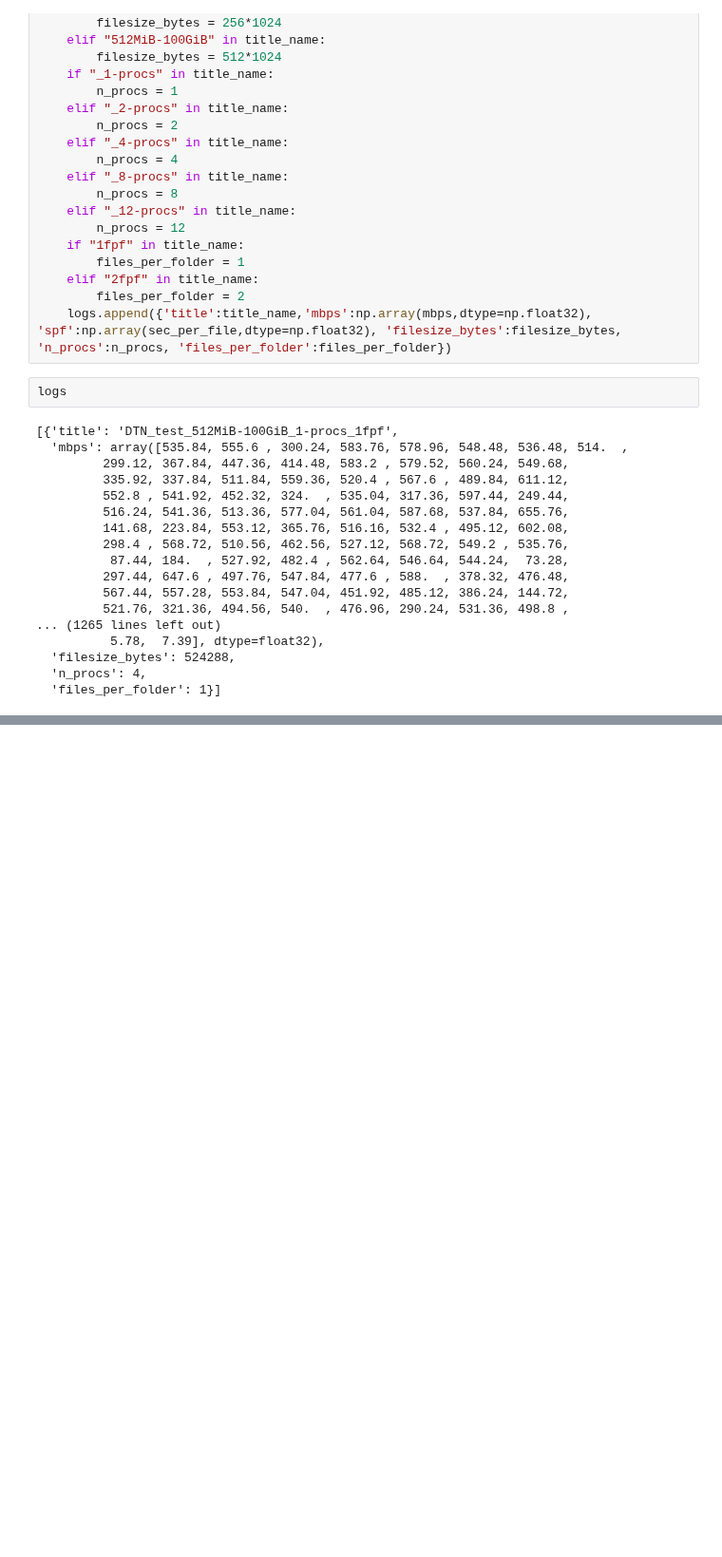
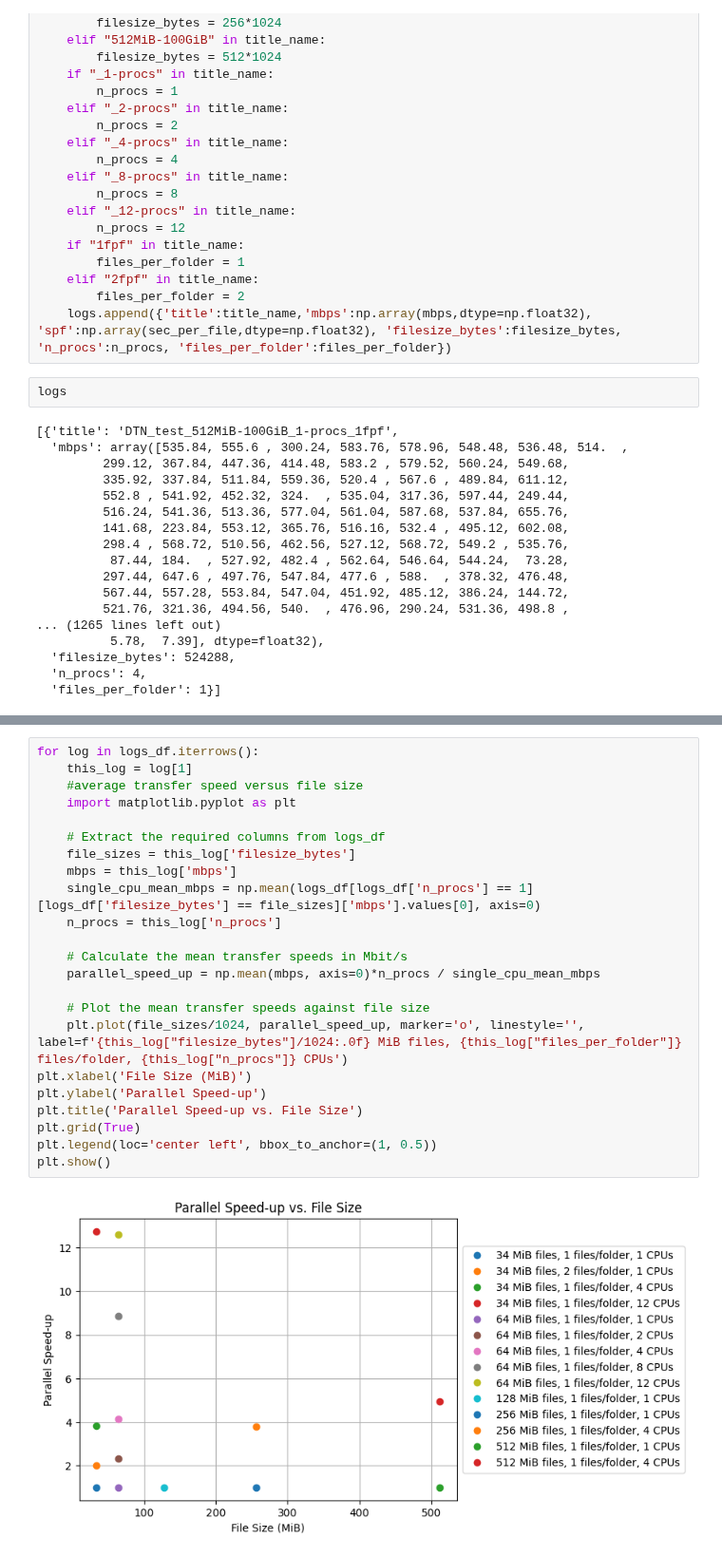
Before and after one commit to lsst-uk/csd3-echo-somerville, a Jupyter notebook: csd3-side/notebooks/transfer_speeds.ipynb, the cells around one changed output, grey strips where cells are left out. Shown at 95% size. Saved outputs shown, nothing was run; the diff lists cells and outputs as text; blank space fills up the shorter version.

```diff
--- a/csd3-side/notebooks/transfer_speeds.ipynb
+++ b/csd3-side/notebooks/transfer_speeds.ipynb
@@ -158,0 +211,25 @@ DTN_test_512MiB-100GiB_4-procs_1fpf
+# %%
+for log in logs_df.iterrows():
+    this_log = log[1]
+    #average transfer speed versus file size
+    import matplotlib.pyplot as plt
+
+    # Extract the required columns from logs_df
+    file_sizes = this_log['filesize_bytes']
+    mbps = this_log['mbps']
+    single_cpu_mean_mbps = np.mean(logs_df[logs_df['n_procs'] == 1][logs_df['filesize_bytes'] == file_sizes]['mbps'].values[0], axis=0)
+    n_procs = this_log['n_procs']
+
+    # Calculate the mean transfer speeds in Mbit/s
+    parallel_speed_up = np.mean(mbps, axis=0)*n_procs / single_cpu_mean_mbps
+
+    # Plot the mean transfer speeds against file size
+    plt.plot(file_sizes/1024, parallel_speed_up, marker='o', linestyle='', label=f'{this_log["filesize_bytes"]/1024:.0f} MiB files, {this_log["files_per_folder"]} files/folder, {this_log["n_procs"]} CPUs')
+plt.xlabel('File Size (MiB)')
+plt.ylabel('Parallel Speed-up')
+plt.title('Parallel Speed-up vs. File Size')
+plt.grid(True)
+plt.legend(loc='center left', bbox_to_anchor=(1, 0.5))
+plt.show()
+# %% [output]
+[figure, added]
```
Also changed, not shown: parts of 6 cells of this notebook.
